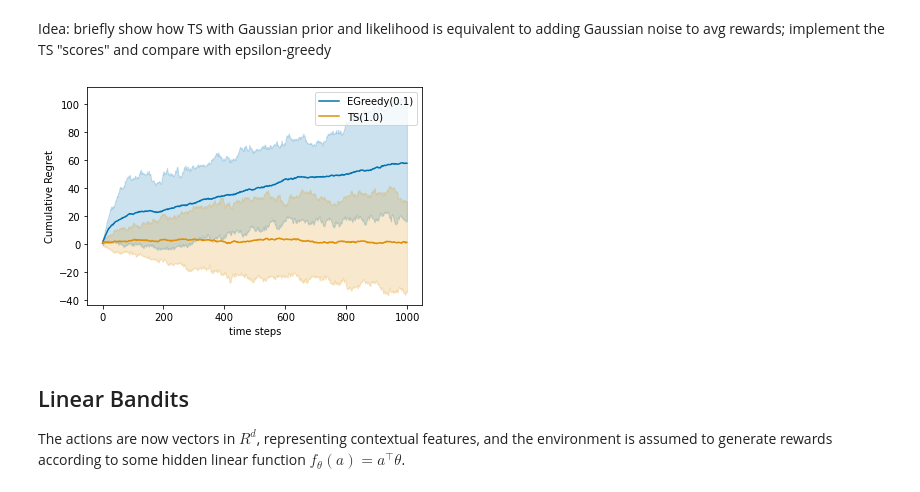
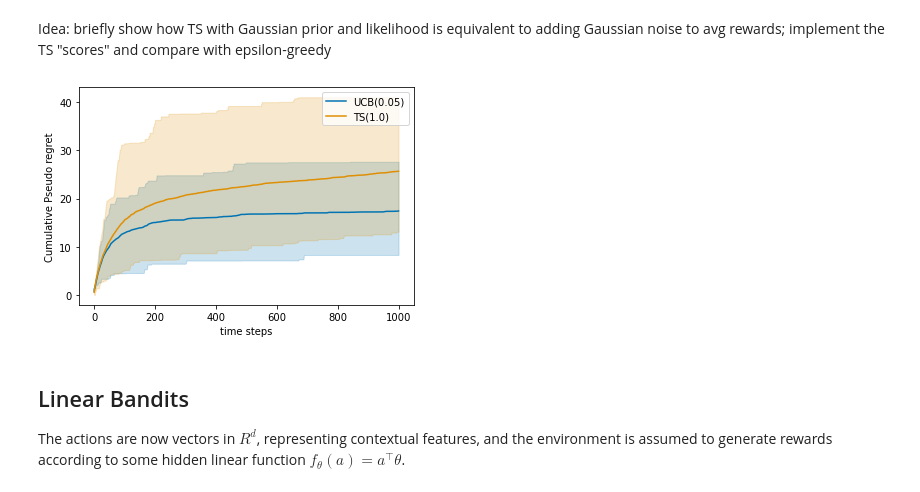
Before and after one commit to rlsummerschool/practical-sessions, a Jupyter notebook: notebooks/bandits_practice.ipynb, the cells around one changed output. Drawn from its saved outputs; the diff is of its cells as text; code cells hidden in the pictures.

```diff
--- a/notebooks/bandits_practice.ipynb
+++ b/notebooks/bandits_practice.ipynb
@@ -28,6 +28,8 @@ def play_mab(environment, agent, N, T):
 
     rewards = np.zeros((N, T))
     regrets = np.zeros((N, T))
+    pseudo_regrets = np.zeros((N, T))
+    avg_rewards = np.zeros((N, T))
 
     for n in range(N):
         agent.reset()
@@ -40,8 +42,10 @@ def play_mab(environment, agent, N, T):
             means = environment.get_means()
             best_reward = np.max(means)
             regrets[n,t]= best_reward - reward # this can be negative due to the noise, but on average it's positive
+            avg_rewards[n,t] = means[action]
+            pseudo_regrets[n,t] = best_reward - means[action]
 
-    return agent.name(), rewards, regrets
+    return agent.name(), rewards, regrets, avg_rewards, pseudo_regrets
 
 
 def experiment_mab(environment, agents, N, T, mode="regret"):
@@ -52,12 +56,18 @@ def experiment_mab(environment, agents, N, T, mode="regret"):
     all_data = {}
 
     for agent in agents:
-        agent_id, rewards, regrets = play_mab(environment, agent, N, T)
+        agent_id, rewards, regrets, avg_rewards, pseudo_regrets = play_mab(environment, agent, N, T)
 
         if mode == "regret":
             all_data[agent_id] = regrets
+        elif mode == "pseudo regret":
+            all_data[agent_id] = pseudo_regrets
+        elif mode == "reward":
+            all_data[agent_id] = rewards
+        elif mode == "average reward":
+            all_data[agent_id] = avg_rewards
         else:
-            all_data[agent_id] = rewards
+            raise ValueError
 
     return all_data
 # %% [markdown]
@@ -154,6 +170,8 @@ class UCB(Agent):
   def reset(self):
     self.t = 0
     self.avg_rewards = np.zeros(self.K)
+    self.num_played = np.zeros(self.K)
+    self.cumulative_reward = np.zeros(self.K)
 
 
   def get_action(self):
@@ -205,6 +231,8 @@ class ThompsonSampling(Agent):
   def reset(self):
     self.t = 0
     self.avg_rewards = np.zeros(self.K)
+    self.cumulative_reward = np.zeros(self.K)
+    self.num_played = np.zeros(self.K)
     self.stds = self.sigma * np.ones(self.K) #TO FILL
 
   def get_action(self):
@@ -219,7 +247,7 @@ class ThompsonSampling(Agent):
     self.num_played[chosen_arm] += 1
     self.avg_rewards[chosen_arm] = self.cumulative_reward[chosen_arm]/self.num_played[chosen_arm]
 
-    self.stds[chosen_arm] = self.sigma / self.num_played[chosen_arm] #TO FILL
+    self.stds[chosen_arm] = self.sigma / np.sqrt(self.num_played[chosen_arm]) #TO FILL
 
     self.t += 1
 
@@ -229,13 +257,12 @@ class ThompsonSampling(Agent):
     return 'TS('+str(self.sigma)+')'
 # %%
 env = MAB_env(means)
-epsilon_greedy = EpsilonGreedy(K,  eps=0.1)
 ucb = UCB(K,  delta=0.05)
 ts = ThompsonSampling(K, sigma=1.)
-ts_experiment = experiment_mab(env, [epsilon_greedy, ts], N=N, T=T)
-plot_result(ts_experiment, q=10);
+ts_experiment = experiment_mab(env, [ucb, ts], N=N, T=T, mode="pseudo regret")
+plot_result(ts_experiment, q=10, mode="pseudo regret");
 # %% [output]
-[figure, old version]
+[figure, new version]
 # %% [markdown]
 ## Linear Bandits
 The actions are now vectors in $R^d$, representing contextual features, and the environment is assumed to generate rewards according to some hidden linear function $f_\theta(a) = a^\top \theta$.
```
Also changed, not shown: parts of 6 cells of this notebook, 1 other file.
